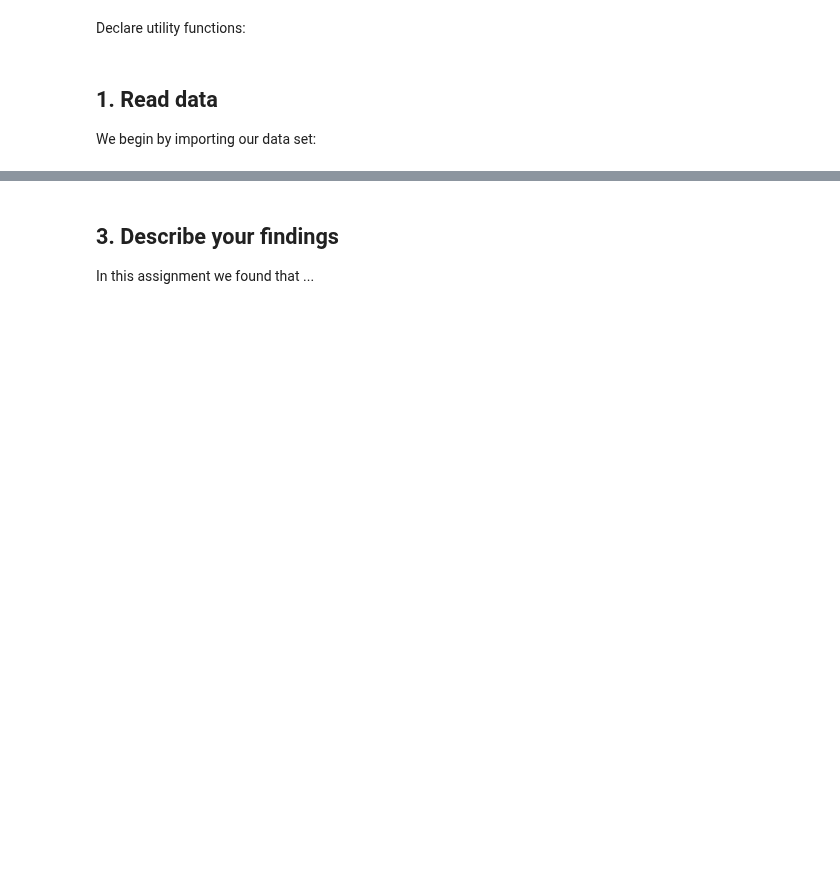
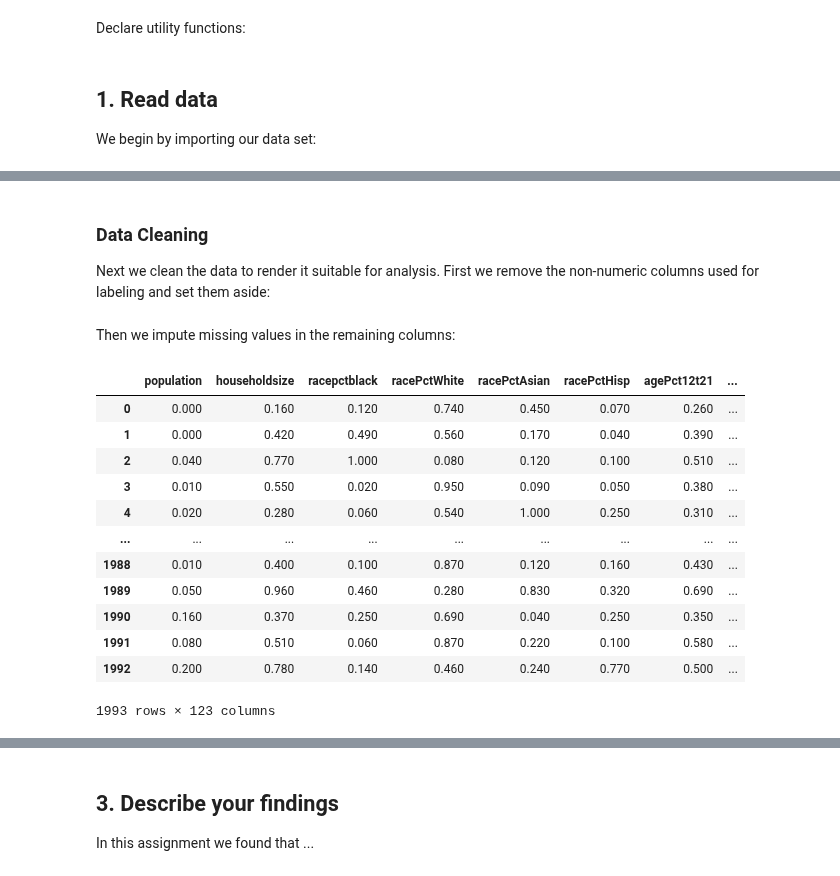
Before and after one commit to pelorenz/data-science-420, a Jupyter notebook: L04-PeterLorenz.ipynb, the cells around one changed output, grey strips where cells are left out. Drawn from its saved outputs; the diff is of its cells as text; code cells hidden in the pictures; blank space fills up the shorter version.

Commit message:
data cleaning

```diff
--- a/L04-PeterLorenz.ipynb
+++ b/L04-PeterLorenz.ipynb
@@ -48,0 +94,48 @@ crime_data.head()
+# %% [markdown]
+### Data Cleaning
+Next we clean the data to render it suitable for analysis. First we remove the non-numeric columns used for labeling and set them aside:
+# %%
+# Extract and reserve identifying columns
+
+# Reserve the original data frame
+crime_data_orig = crime_data
+
+# Set aside state in an array and drop from data set
+state_arr = np.array(crime_data['state'].values)
+crime_data = crime_data.drop(['state'], axis=1)
+
+# Set aside county in an array and drop from data set
+county_arr = np.array(crime_data['county'].values)
+crime_data = crime_data.drop(['county'], axis=1)
+
+# Set aside community in an array and drop from data set
+community_arr = np.array(crime_data['community'].values)
+crime_data = crime_data.drop(['community'], axis=1)
+
+# Set aside communityname in an array and drop from data set
+communityname_arr = np.array(crime_data['communityname'].values)
+crime_data = crime_data.drop(['communityname'], axis=1)
+
+# Set aside fold in an array and drop from data set
+fold_arr = np.array(crime_data['fold'].values)
+crime_data = crime_data.drop(['fold'], axis=1)
+# %% [markdown]
+Then we impute missing values in the remaining columns:
+# %%
+# Impute missing values using column median
+crime_data = crime_data.replace('?', np.NaN)
+crime_data.apply(lambda x: x.fillna(x.median()))
+# %% [output]
+|  | population | householdsize | racepctblack | racePctWhite | racePctAsian | racePctHisp | agePct12t21 | ... |
+| 0 | 0.000 | 0.160 | 0.120 | 0.740 | 0.450 | 0.070 | 0.260 | ... |
+| 1 | 0.000 | 0.420 | 0.490 | 0.560 | 0.170 | 0.040 | 0.390 | ... |
+| 2 | 0.040 | 0.770 | 1.000 | 0.080 | 0.120 | 0.100 | 0.510 | ... |
+| 3 | 0.010 | 0.550 | 0.020 | 0.950 | 0.090 | 0.050 | 0.380 | ... |
+| 4 | 0.020 | 0.280 | 0.060 | 0.540 | 1.000 | 0.250 | 0.310 | ... |
+| ... | ... | ... | ... | ... | ... | ... | ... | ... |
+| 1988 | 0.010 | 0.400 | 0.100 | 0.870 | 0.120 | 0.160 | 0.430 | ... |
+| 1989 | 0.050 | 0.960 | 0.460 | 0.280 | 0.830 | 0.320 | 0.690 | ... |
+| 1990 | 0.160 | 0.370 | 0.250 | 0.690 | 0.040 | 0.250 | 0.350 | ... |
+| 1991 | 0.080 | 0.510 | 0.060 | 0.870 | 0.220 | 0.100 | 0.580 | ... |
+| 1992 | 0.200 | 0.780 | 0.140 | 0.460 | 0.240 | 0.770 | 0.500 | ... |
+1993 rows × 123 columns
```
Also changed, not shown: parts of 7 cells of this notebook.
